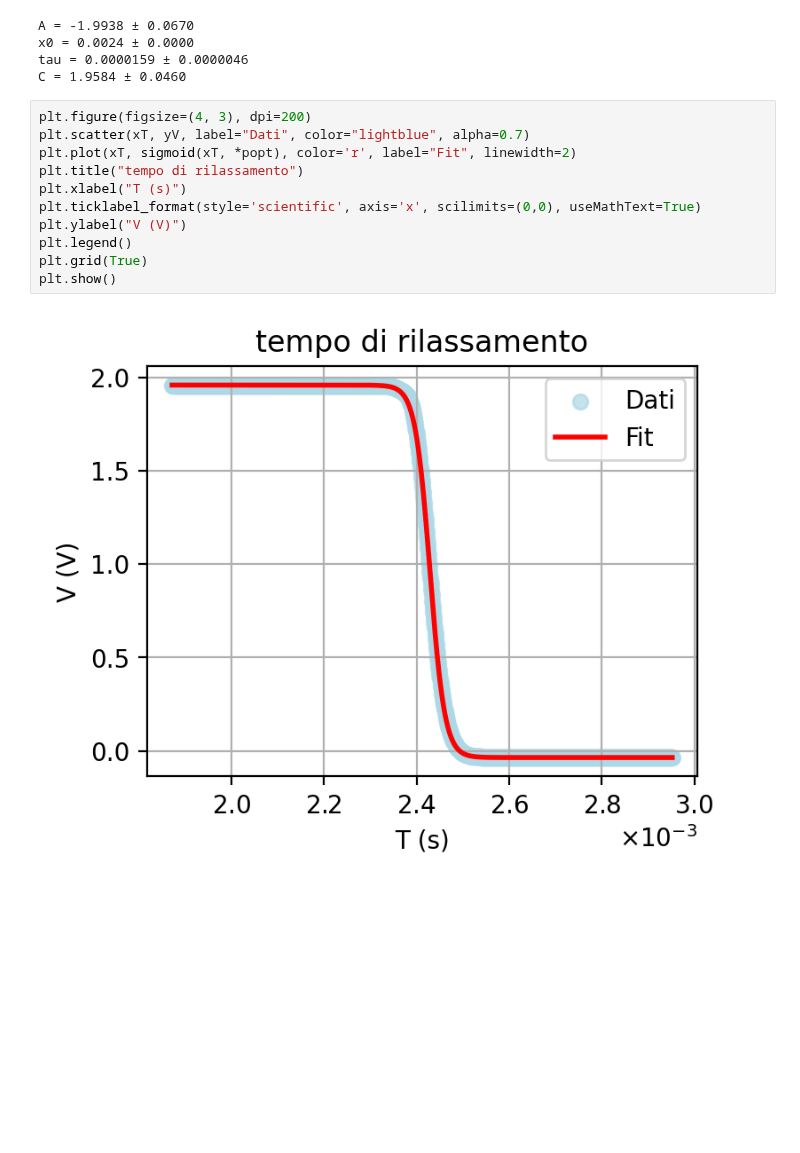
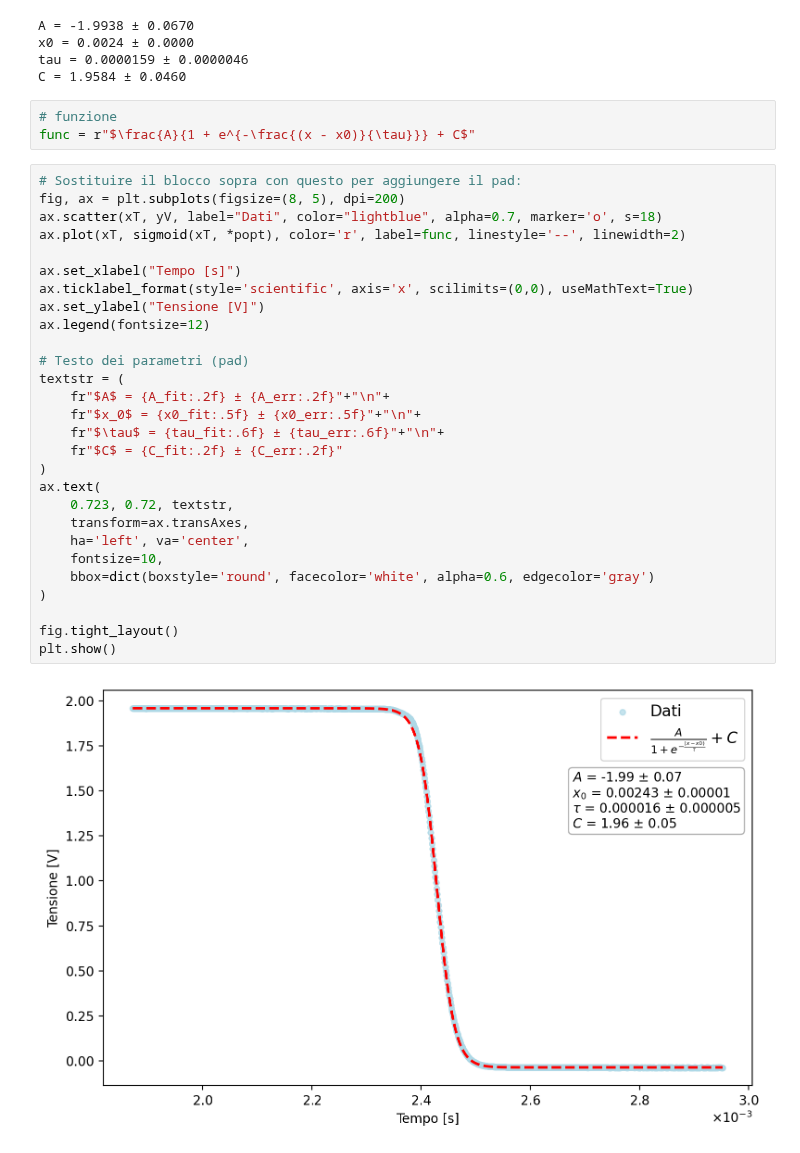
Before and after one commit to zosojack/lab-ss-2, a Jupyter notebook: PARTE 1: PL/3-tempo di rilassamento.ipynb, the cells around one changed output. Drawn from its saved outputs; the diff is of its cells as text; blank space fills up the shorter version.

Commit message:
plots updated

```diff
--- a/PARTE 1: PL/3-tempo di rilassamento.ipynb
+++ b/PARTE 1: PL/3-tempo di rilassamento.ipynb
@@ -46,16 +47,36 @@ A = -1.9938 ± 0.0670
 x0 = 0.0024 ± 0.0000
 tau = 0.0000159 ± 0.0000046
 C = 1.9584 ± 0.0460
+# %%
+# funzione
+func = r"$\frac{A}{1 + e^{-\frac{(x - x0)}{\tau}}} + C$"
 # %%
-plt.figure(figsize=(4, 3), dpi=200)
-plt.scatter(xT, yV, label="Dati", color="lightblue", alpha=0.7)
-plt.plot(xT, sigmoid(xT, *popt), color='r', label="Fit", linewidth=2)
-plt.title("tempo di rilassamento")
-plt.xlabel("T (s)")
-plt.ticklabel_format(style='scientific', axis='x', scilimits=(0,0), useMathText=True)
-plt.ylabel("V (V)")
-plt.legend()
-plt.grid(True)
+# Sostituire il blocco sopra con questo per aggiungere il pad:
+fig, ax = plt.subplots(figsize=(8, 5), dpi=200)
+ax.scatter(xT, yV, label="Dati", color="lightblue", alpha=0.7, marker='o', s=18)
+ax.plot(xT, sigmoid(xT, *popt), color='r', label=func, linestyle='--', linewidth=2)
+
+ax.set_xlabel("Tempo [s]")
+ax.ticklabel_format(style='scientific', axis='x', scilimits=(0,0), useMathText=True)
+ax.set_ylabel("Tensione [V]")
+ax.legend(fontsize=12)
+
+# Testo dei parametri (pad)
+textstr = (
+    fr"$A$ = {A_fit:.2f} ± {A_err:.2f}"+"\n"+
+    fr"$x_0$ = {x0_fit:.5f} ± {x0_err:.5f}"+"\n"+
+    fr"$\tau$ = {tau_fit:.6f} ± {tau_err:.6f}"+"\n"+
+    fr"$C$ = {C_fit:.2f} ± {C_err:.2f}"
+)
+ax.text(
+    0.723, 0.72, textstr,
+    transform=ax.transAxes,
+    ha='left', va='center',
+    fontsize=10,
+    bbox=dict(boxstyle='round', facecolor='white', alpha=0.6, edgecolor='gray')
+)
+
+fig.tight_layout()
 plt.show()
 # %% [output]
-[figure, old version]
+[figure, new version]
```
Also changed, not shown: parts of 2 cells of this notebook, 6 other files.
